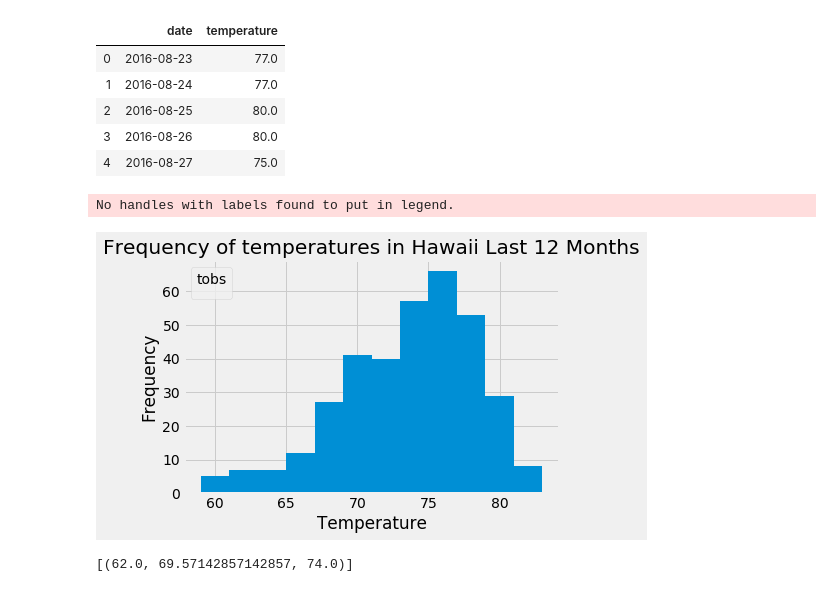
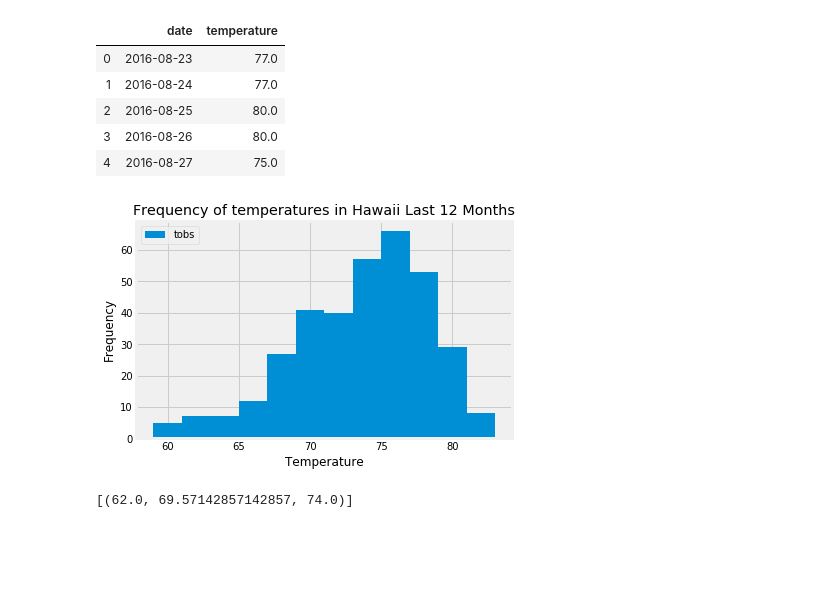
Before and after one commit to bwalshdtan/sqlalchemy-challenge, a Jupyter notebook: climate_starter.ipynb, the cells around one changed output. Drawn from its saved outputs; the diff is of its cells as text; code cells hidden in the pictures; blank space fills up the shorter version.

Commit message:
Save png files and fix legend problems in plots

```diff
--- a/climate_starter.ipynb
+++ b/climate_starter.ipynb
@@ -237,16 +236,15 @@ lstyrtemp_df.head()
 | 3 | 2016-08-26 | 80.0 |
 | 4 | 2016-08-27 | 75.0 |
 # %%
-plt.hist(lstyrtemp_df["temperature"], bins=12)
+plt.hist(lstyrtemp_df["temperature"], bins=12, label="tobs")
 plt.title('Frequency of temperatures in Hawaii Last 12 Months')
 plt.xlabel('Temperature')
 plt.ylabel('Frequency')
-plt.legend(title='tobs', loc='upper left')
-#plt.savefig('Last12MonthsTempHawaii.png')
+plt.legend(loc='upper left')
+plt.savefig('Last12MonthsTempHawaii.png')
 plt.show()
 # %% [output]
-No handles with labels found to put in legend.
-[figure, old version]
+[figure, new version]
 # %%
 # This function called `calc_temps` will accept start date and end date in the format '%Y-%m-%d'
 # and return the minimum, average, and maximum temperatures for that range of dates
```
Also changed, not shown: parts of 3 cells of this notebook, 3 other files.
